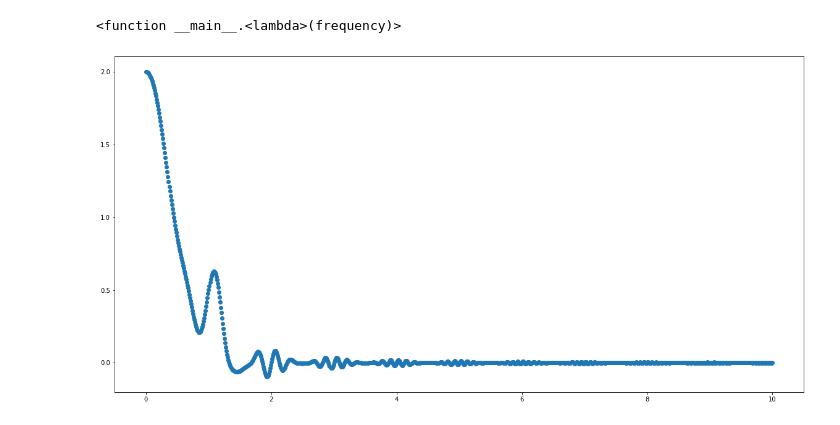
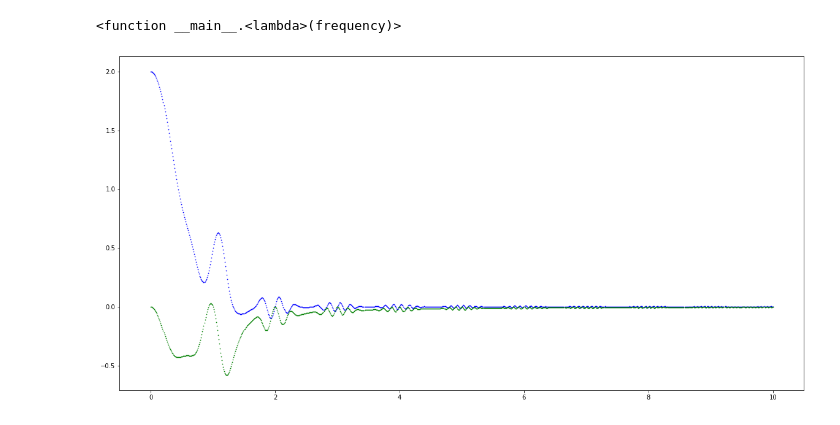
Before and after one commit to BenjaminWills/fast-fourier-transform, a Jupyter notebook: fourier_transform_visualisation.ipynb, the cells around one changed output. Cells and saved outputs as stored; diff of their text form; code cells hidden in the pictures.

```diff
--- a/fourier_transform_visualisation.ipynb
+++ b/fourier_transform_visualisation.ipynb
@@ -64,7 +64,7 @@ def get_fourier_transform(function):
     average_x_values = []
     average_y_values = []
     for frequency in frequency_range:
-        times = np.linspace(0,frequency, 10_000) # One whole revolution around the origin
+        times = np.linspace(0,frequency, 10_000)
         x_vals = []
         y_vals = []
         for time in times:
@@ -73,4 +73,10 @@ def get_fourier_transform(function):
             y_vals.append(y)
         average_x_values.append(np.mean(x_vals))
         average_y_values.append(np.mean(y_vals))
-    return frequency_range,average_x_values,average_y_values
+    fig = plt.figure()
+    ax = fig.add_subplot(111)
+    ax.scatter(frequency_range,average_x_values,color = 'blue',s = 0.5)
+    ax.scatter(frequency_range,average_y_values,color = 'green',s = 0.5)
+    ax.set_aspect('auto')
+    fig.set_figheight(10)
+    fig.set_figwidth(20)
@@ -79,9 +83,4 @@ frequencies, x_values,y_values = get_fourier_transform(wave)
-# %%
-fig = plt.figure()
-ax = fig.add_subplot(111)
-ax.scatter(frequencies,x_values)
-ax.set_aspect('auto')
-fig.set_figheight(10)
-fig.set_figwidth(20)
-# %% [output]
-[figure, removed]
+# %%
+get_fourier_transform(wave)
+# %% [output]
+[figure, added]
```
Also changed, not shown: parts of 1 cell of this notebook.
